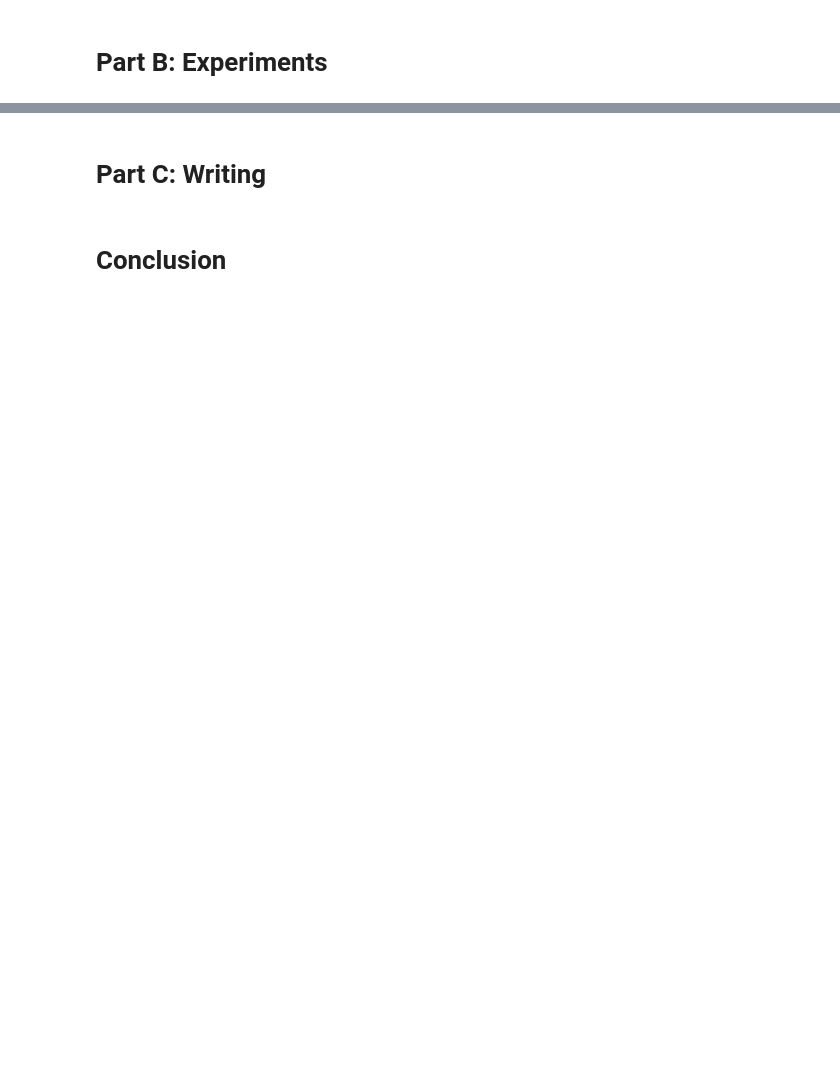
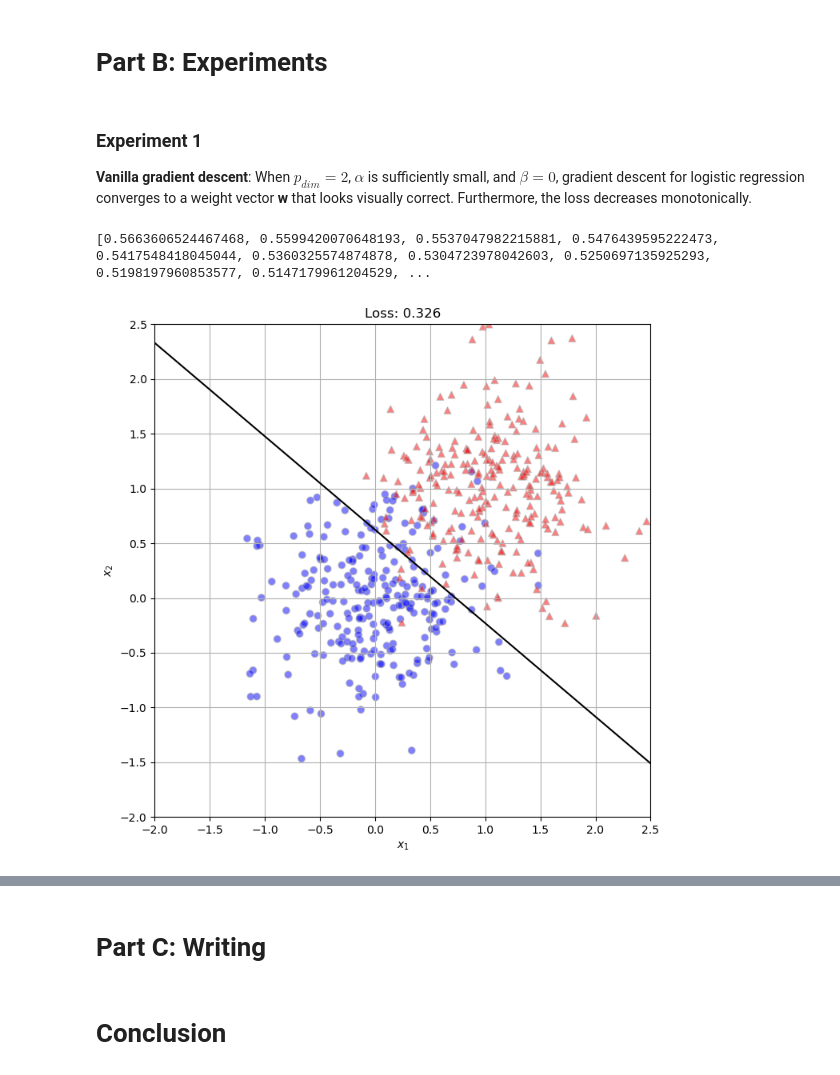
Before and after one commit to opfleet/opfleet.github.io, a Jupyter notebook: posts/LogisticPost/index.ipynb, the cells around one changed output, grey strips where cells are left out. Cells and saved outputs as stored; diff of their text form; code cells hidden in the pictures; blank space fills up the shorter version.

```diff
--- a/posts/LogisticPost/index.ipynb
+++ b/posts/LogisticPost/index.ipynb
@@ -36,0 +38,21 @@ tensor([-0.0020, -0.0040, -0.0060, -0.0080])
+# %% [markdown]
+### Experiment 1
+
+**Vanilla gradient descent**: When $p_{dim} = 2$, $\alpha$ is sufficiently small, and $\beta = 0$, gradient descent for logistic regression converges to a weight vector **w** that looks visually correct. Furthermore, the loss decreases monotonically.
+# %%
+torch.manual_seed(123)
+X, y = classification_data(n_points= 500, noise= 0.5, p_dims= 2)
+
+LR = LogisticRegression()
+opt = GradientDescentOptimizer(LR)
+
+loss_vec = []
+for _ in range(100):
+    local_loss = LR.loss(X, y).item()
+    opt.step(X, y, alpha= 0.1, beta= 0.0)
+
+    loss_vec.append(local_loss)
+
+print(loss_vec)
+# %% [output]
+[0.5663606524467468, 0.5599420070648193, 0.5537047982215881, 0.5476439595222473, 0.5417548418045044, 0.5360325574874878, 0.5304723978042603, 0.5250697135925293, 0.5198197960853577, 0.5147179961204529, ...
@@ -36,0 +67,30 @@ tensor([-0.0020, -0.0040, -0.0060, -0.0080])
+# %%
+from matplotlib import pyplot as plt
+
+def plot_data(X, y, ax):
+    assert X.shape[1] == 3 # when p_dim == 2
+    markers = ['o', '^']
+    targets = [0, 1]
+    for i in range(2):
+        ix = y == targets[i]
+        ax.scatter(X[ix,0], X[ix,1], s = 40,  c = y[ix]*2-1, facecolors = "none", edgecolors = "darkgrey", cmap = 'seismic', vmin = -2, vmax = 2, alpha = 0.5, marker = markers[i])
+    ax.set(xlabel = r"$x_1$", ylabel = r"$x_2$")
+
+def draw_line(w, x_min, x_max, ax, **kwargs):
+    w_ = w.flatten()
+    x = torch.linspace(x_min, x_max, 100)
+    y = -(w_[0]*x + w_[2])/w_[1]
+    l = ax.plot(x,y,**kwargs)
+# %%
+fig, ax = plt.subplots(1, 1, figsize = (8, 8))
+ax.set_xlim([-2, 2.5])
+ax.set_ylim([-2, 2.5])
+
+last_loss = loss_vec[len(loss_vec)-1]
+ax.set_title(f'Loss: {last_loss:.3f}')
+ax.grid(True)
+
+plot_data(X, y, ax)
+draw_line(torch.clone(LR.w), -2, 2.5, ax, color= 'black')
+# %% [output]
+[figure, added]
```
Also changed, not shown: parts of 14 cells of this notebook, 1 other file.
